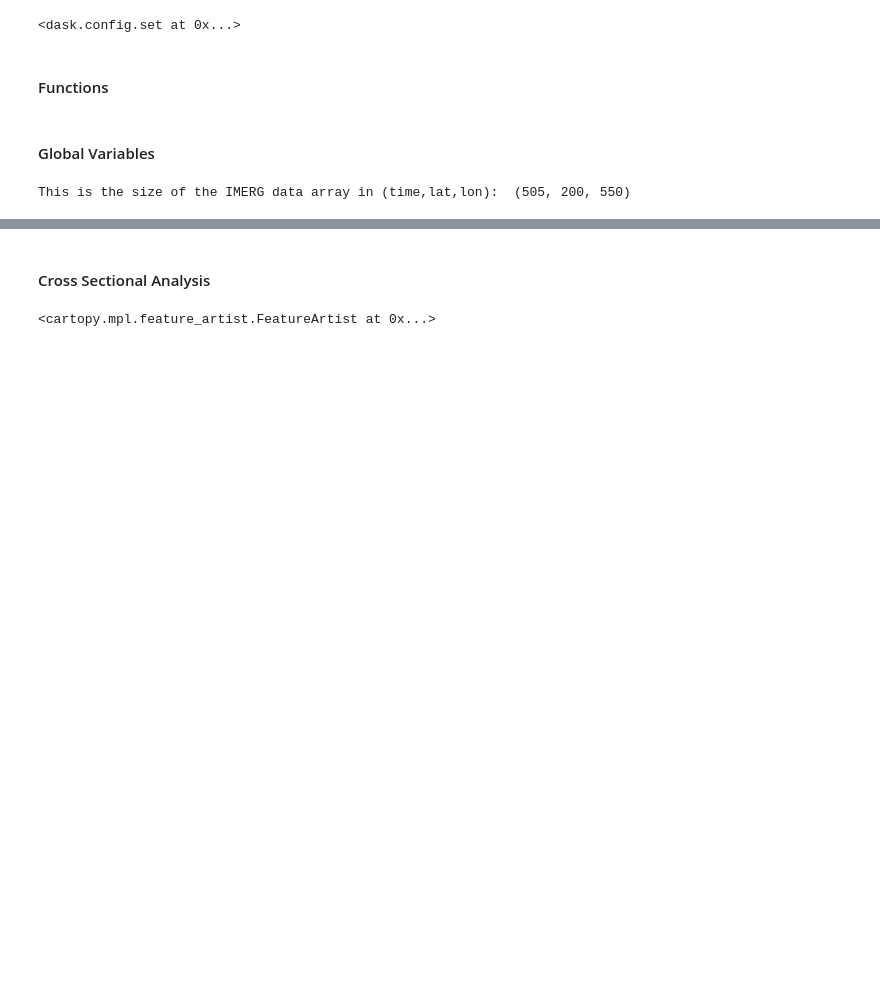
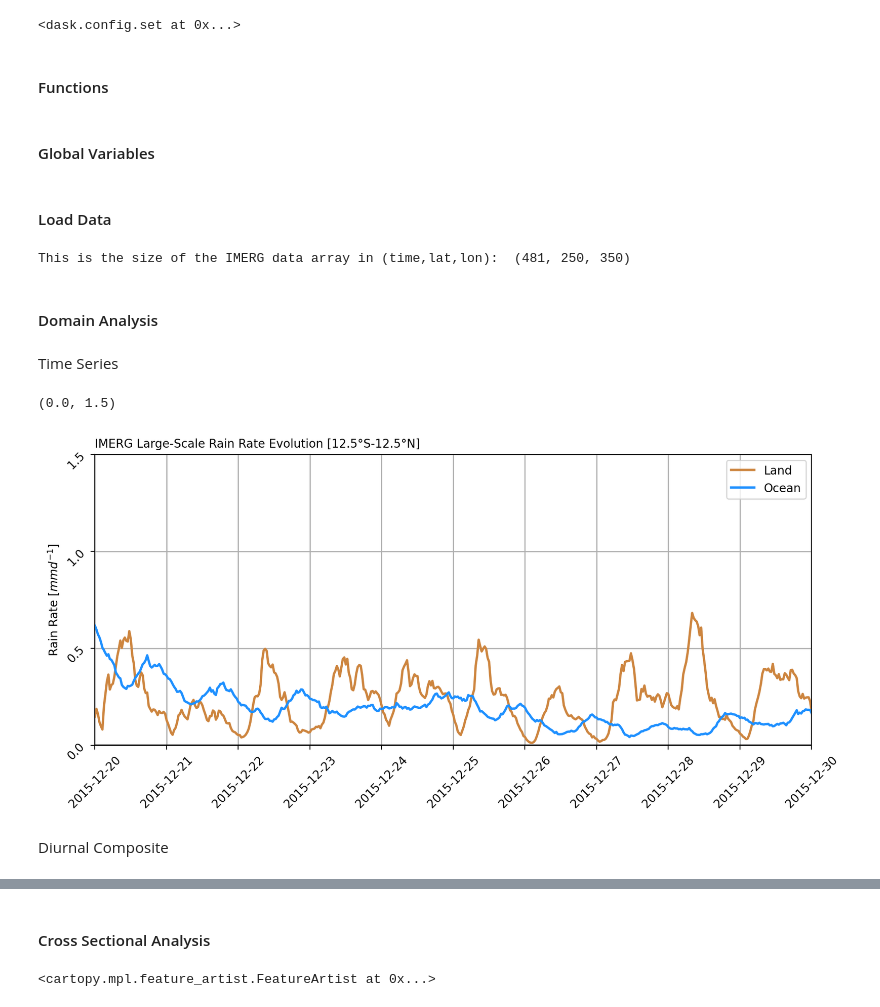
Before and after one commit to HragNajarian/PhD-Work, a Jupyter notebook: analysis/IMERG.ipynb, the cells around one changed output, grey strips where cells are left out. Saved outputs shown, nothing was run; the diff lists cells and outputs as text; code cells hidden in the pictures; blank space fills up the shorter version.

Commit message:
Added support for additional IMERG dates + New figures

```diff
--- a/analysis/IMERG.ipynb
+++ b/analysis/IMERG.ipynb
@@ -232,16 +284,23 @@ lat_avg_bound = [-5,5]
+# %% [markdown]
+#### Load Data
 # %%
+## IMERG rainfall rates just for specific dates
+# ds_RR_IMERG = xr.open_dataset('/ourdisk/hpc/radclouds/auto_archive_notyet/tape_2copies/hragnajarian/obs_data/IMERG_2015-11-22-12:00-12-03-00:00.nc')
+# ds_RR_IMERG = xr.open_dataset('/ourdisk/hpc/radclouds/auto_archive_notyet/tape_2copies/hragnajarian/obs_data/IMERG_2015-12-01-00:00-12-10-00:00.nc')
+# ds_RR_IMERG = xr.open_dataset('/ourdisk/hpc/radclouds/auto_archive_notyet/tape_2copies/hragnajarian/obs_data/IMERG_2015-12-10-00:00-12-20-00:00.nc')
+# ds_RR_IMERG = xr.open_dataset('/ourdisk/hpc/radclouds/auto_archive_notyet/tape_2copies/hragnajarian/obs_data/IMERG_2015-12-15-00:00-12-25-00:00.nc')
+ds_RR_IMERG = xr.open_dataset('/ourdisk/hpc/radclouds/auto_archive_notyet/tape_2copies/hragnajarian/obs_data/IMERG_2015-12-20-00:00-12-30-00:00.nc')
 
-## IMERG rainfall rates just for Nov 22 - Dec 3
-ds_RR_IMERG = xr.open_dataset('/ourdisk/hpc/radclouds/auto_archive_notyet/tape_2copies/hragnajarian/obs_data/IMERG_2015-11-22-12:00-12-03-00:00.nc')
 # Change coordinates from +-180° to 0-360°
 ds_RR_IMERG = ds_RR_IMERG.assign_coords(lon=(ds_RR_IMERG.lon % 360)).sortby('lon')
-da_RR_IMERG = ds_RR_IMERG['precipitationCal'].compute()
+# da_RR_IMERG = ds_RR_IMERG['precipitationCal'].compute()
+da_RR_IMERG = ds_RR_IMERG['precipitation'].compute()
 # Change to times for IMERG data to datetime
 	# https://stackoverflow.com/questions/55786995/converting-cftime-datetimejulian-to-datetime
 datetimeindex = da_RR_IMERG.indexes['time'].to_datetimeindex()
 da_RR_IMERG = da_RR_IMERG.assign_coords(time=datetimeindex)
 da_RR_IMERG = da_RR_IMERG.transpose('time','lat','lon')
-da_RR_IMERG = assign_LT_coord(da_RR_IMERG)
+da_RR_IMERG = assign_LT_coord(da_RR_IMERG, dim_num=3)
 print('This is the size of the IMERG data array in (time,lat,lon): ', da_RR_IMERG.shape)
 
 # IMERG Land-Sea Mask
@@ -256,7 +315,7 @@ ds_Mask_IMERG = xr.open_dataset('/ourdisk/hpc/radclouds/auto_archive_notyet/tape
 # Change coordinates from +-180° to 0-360°
 ds_Mask_IMERG = ds_Mask_IMERG.assign_coords(lon=(ds_Mask_IMERG.lon % 360)).sortby('lon')
 da_Mask_IMERG = ds_Mask_IMERG['landseamask'].sel(
-    lon=slice(lon_bound_d01[0],lon_bound_d01[1]),
+    lon=slice(lon_bound_d02[0],lon_bound_d02[1]),
 	lat=slice(lat_bound[0],lat_bound[1])
 ).compute()
 # Repeat it so that a time dimension is added
@@ -273,4 +332,50 @@ da_Mask_IMERG = xr.DataArray(
         time=('time',da_RR_IMERG.time.values)
         ))
 # %% [output]
-This is the size of the IMERG data array in (time,lat,lon):  (505, 200, 550)
+This is the size of the IMERG data array in (time,lat,lon):  (481, 250, 350)
+# %% [markdown]
+#### Domain Analysis
+# %% [markdown]
+Time Series
+# %%
+fig = plt.figure(figsize=(11,4.5))
+ax1 = fig.add_subplot()
+
+# Land
+l1 = xr.where(da_Mask_IMERG<25, da_RR_IMERG, np.nan).mean(dim=['lat','lon']).plot.line(
+    ax=ax1,
+    color='peru',
+    linewidth=2,
+    linestyle = '-',
+	label='Land'
+)
+
+l2 = xr.where(da_Mask_IMERG>=25, da_RR_IMERG, np.nan).mean(dim=['lat','lon']).plot.line(
+    ax=ax1,
+    color='dodgerblue',
+    linewidth=2,
+    linestyle = '-',
+	label='Ocean'
+)
+
+plt.axhline(y = 0, color = 'k', linestyle = '-')
+
+ax1.grid(linestyle='-', axis='x', linewidth=1)
+ax1.grid(linestyle='-', axis='y', linewidth=1)
+# Set titles/labels
+ax1.set_title('IMERG Large-Scale Rain Rate Evolution [12.5°S-12.5°N]', loc='left', fontsize=10)
+ax1.set_title('')
+ax1.set_yticks(np.arange(0,4,.5))
+ax1.tick_params(rotation=45)
+ax1.set_xticks(da_RR_IMERG.time[0::48])
+ax1.set_xticklabels(np.array(da_RR_IMERG.time[0::48].dt.strftime("%Y-%m-%d")))
+ax1.set_xlabel('')
+ax1.set_ylabel('Rain Rate [$mm d^{-1}$]')
+ax1.legend(loc='upper right')
+ax1.set_xlim([da_RR_IMERG.time[0],da_RR_IMERG.time[-1]])
+ax1.set_ylim([0,1.5])
+# %% [output]
+(0.0, 1.5)
+[figure, added]
+# %% [markdown]
+Diurnal Composite
```
Also changed, not shown: parts of 9 cells of this notebook.
